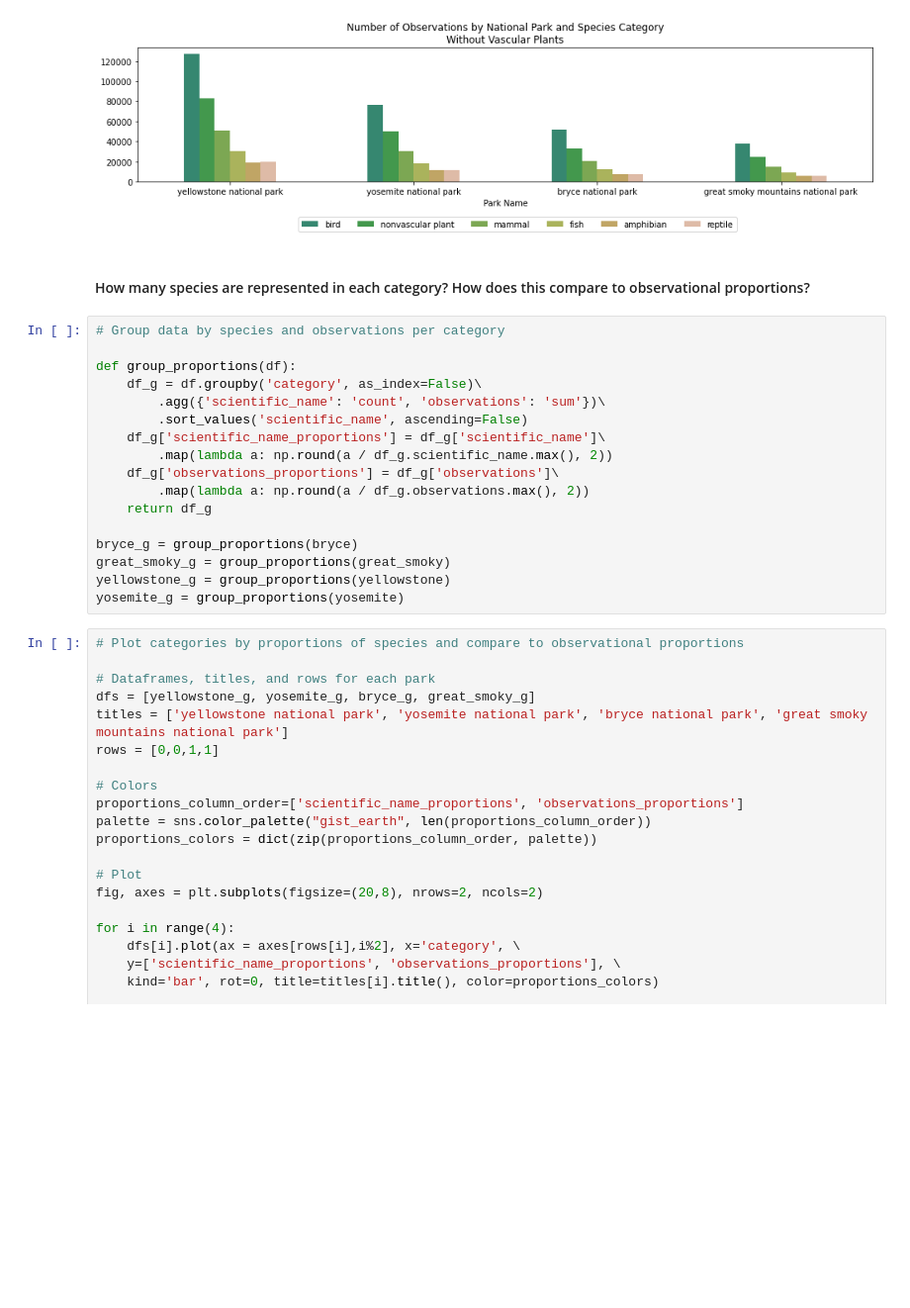
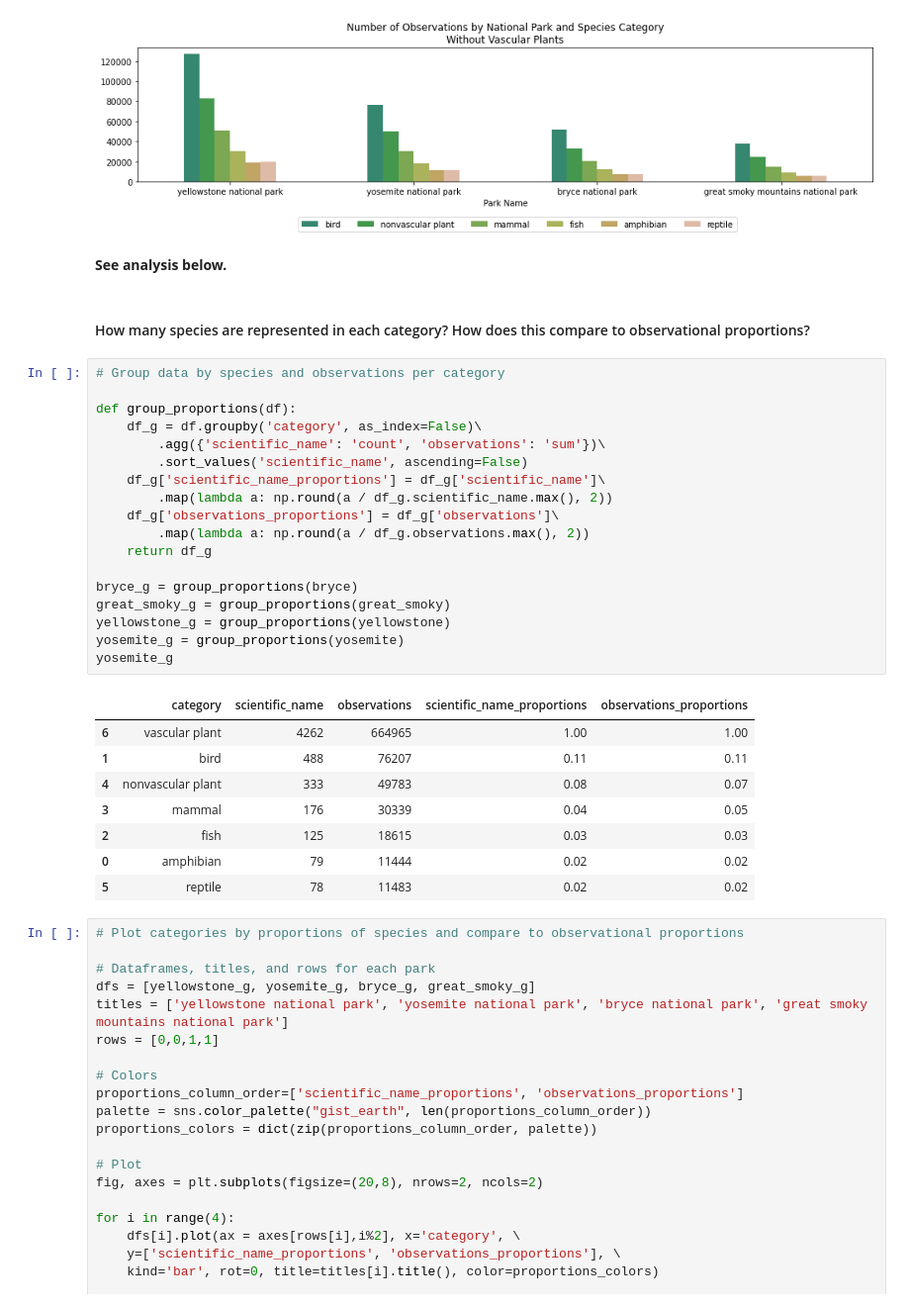
Before and after one commit to leahmfulmer/codecademy-projects, a Jupyter notebook: national-parks-service-biodiversity/lmf-national-parks-service-biodiversity.ipynb, the cells around one changed output. Shown at 99% size. Saved outputs shown, nothing was run; the diff lists cells and outputs as text; blank space fills up the shorter version.

Commit message:
Completing analysis.

```diff
--- a/national-parks-service-biodiversity/lmf-national-parks-service-biodiversity.ipynb
+++ b/national-parks-service-biodiversity/lmf-national-parks-service-biodiversity.ipynb
@@ -231,25 +233,37 @@ plt.legend(ncol=7, bbox_to_anchor=(0.82, -0.23))
 plt.show()
 # %% [output]
 [figure]
+# %% [markdown]
+**See analysis below.**
 # %% [markdown]
 #### How many species are represented in each category? How does this compare to observational proportions?
 # %%
 # Group data by species and observations per category
 
 def group_proportions(df):
     df_g = df.groupby('category', as_index=False)\
         .agg({'scientific_name': 'count', 'observations': 'sum'})\
         .sort_values('scientific_name', ascending=False)
     df_g['scientific_name_proportions'] = df_g['scientific_name']\
         .map(lambda a: np.round(a / df_g.scientific_name.max(), 2))
     df_g['observations_proportions'] = df_g['observations']\
         .map(lambda a: np.round(a / df_g.observations.max(), 2))
     return df_g
 
 bryce_g = group_proportions(bryce)
 great_smoky_g = group_proportions(great_smoky)
 yellowstone_g = group_proportions(yellowstone)
 yosemite_g = group_proportions(yosemite)
+yosemite_g
+# %% [output]
+|  | category | scientific_name | observations | scientific_name_proportions | observations_proportions |
+| 6 | vascular plant | 4262 | 664965 | 1.00 | 1.00 |
+| 1 | bird | 488 | 76207 | 0.11 | 0.11 |
+| 4 | nonvascular plant | 333 | 49783 | 0.08 | 0.07 |
+| 3 | mammal | 176 | 30339 | 0.04 | 0.05 |
+| 2 | fish | 125 | 18615 | 0.03 | 0.03 |
+| 0 | amphibian | 79 | 11444 | 0.02 | 0.02 |
+| 5 | reptile | 78 | 11483 | 0.02 | 0.02 |
 # %%
 # Plot categories by proportions of species and compare to observational proportions
 
```
Also changed, not shown: parts of 34 cells of this notebook.
